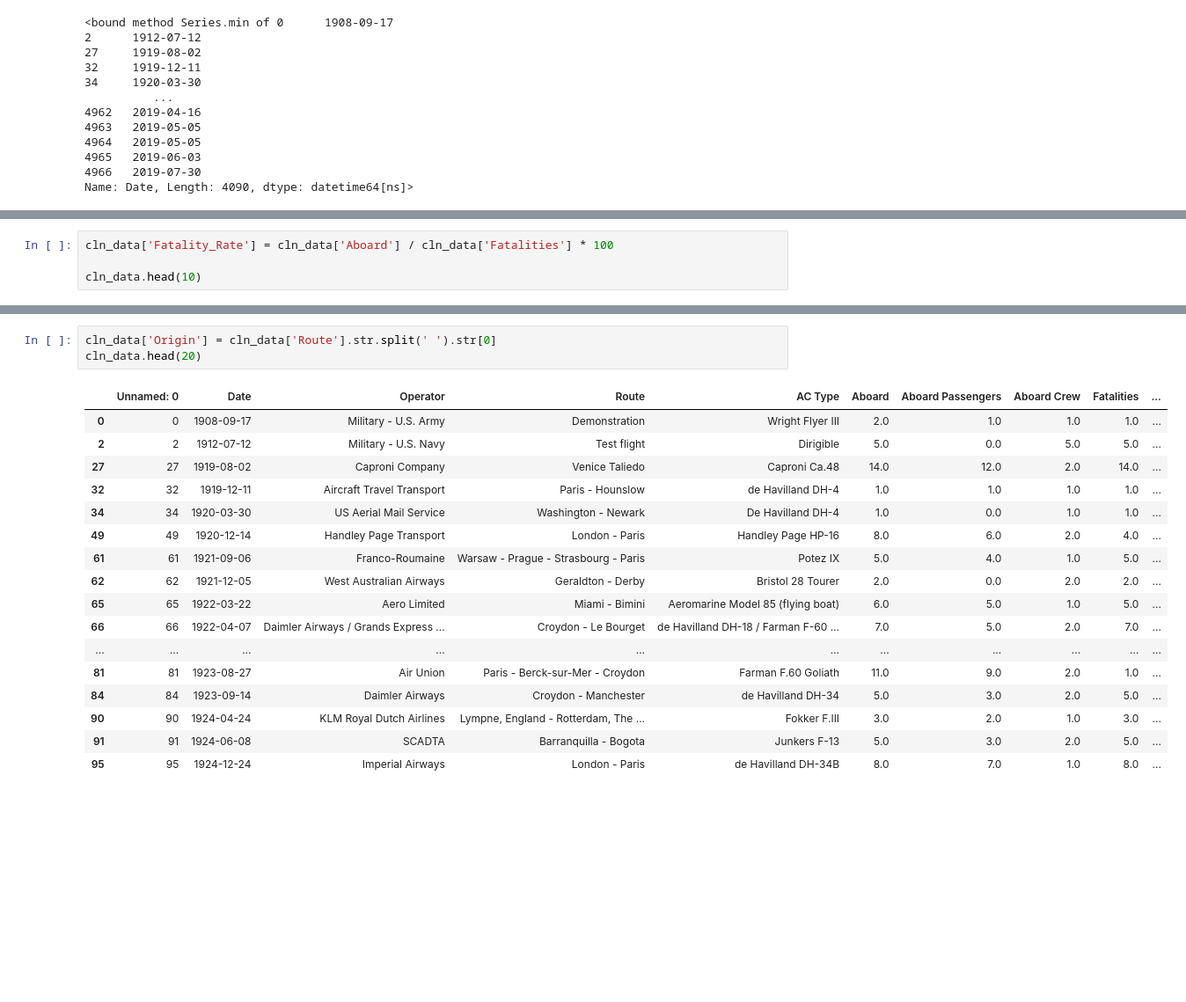
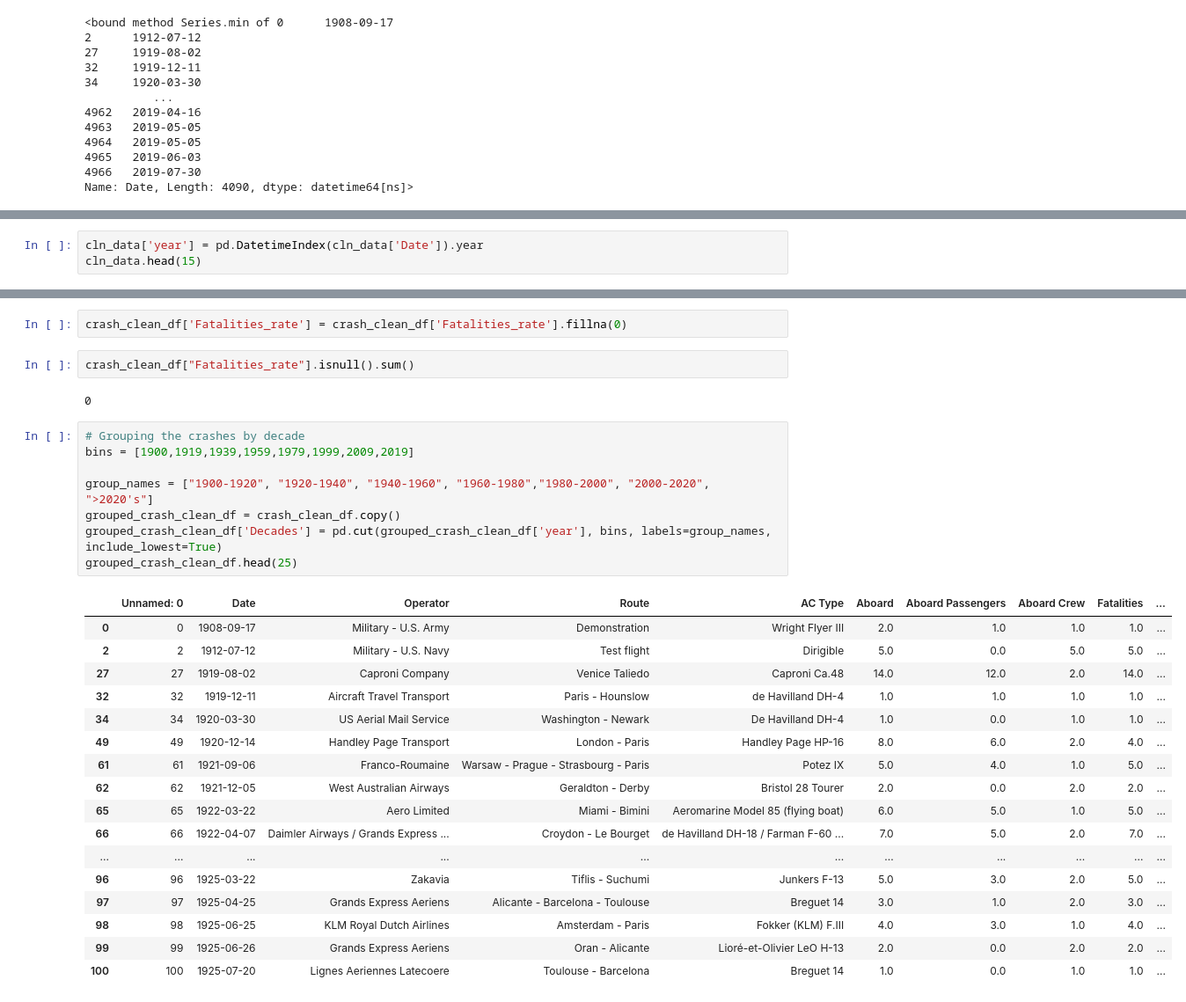
Before and after one commit to daysthroughcode/DAB-Project-2, a Jupyter notebook: cleaning.ipynb, the cells around one changed output, grey strips where cells are left out. Shown: that part at 88% size. Cells and saved outputs as stored; diff of their text form; blank space fills up the shorter version.

```diff
--- a/cleaning.ipynb
+++ b/cleaning.ipynb
@@ -109,6 +109,2 @@ geometry                 4090 non-null object
 dtypes: datetime64[ns](1), float64(9), int64(1), object(5)
 memory usage: 543.2+ KB
-# %%
-cln_data['Fatality_Rate'] = cln_data['Aboard'] / cln_data['Fatalities'] * 100
-
-cln_data.head(10)
@@ -126,0 +111,3 @@ cln_data.head(10)
+# %%
+cln_data['year'] = pd.DatetimeIndex(cln_data['Date']).year
+cln_data.head(15)
@@ -170,22 +154,33 @@ dtype: int64
-# %%
-cln_data['Origin'] = cln_data['Route'].str.split(' ').str[0]
-cln_data.head(20)
-# %% [output]
-|  | Unnamed: 0 | Date | Operator | Route | AC Type | Aboard | Aboard Passengers | Aboard Crew | Fatalities | ... |
-| 0 | 0 | 1908-09-17 | Military - U.S. Army | Demonstration | Wright Flyer III | 2.0 | 1.0 | 1.0 | 1.0 | ... |
-| 2 | 2 | 1912-07-12 | Military - U.S. Navy | Test flight | Dirigible | 5.0 | 0.0 | 5.0 | 5.0 | ... |
-| 27 | 27 | 1919-08-02 | Caproni Company | Venice Taliedo | Caproni Ca.48 | 14.0 | 12.0 | 2.0 | 14.0 | ... |
-| 32 | 32 | 1919-12-11 | Aircraft Travel Transport | Paris - Hounslow | de Havilland DH-4 | 1.0 | 1.0 | 1.0 | 1.0 | ... |
-| 34 | 34 | 1920-03-30 | US Aerial Mail Service | Washington - Newark | De Havilland DH-4 | 1.0 | 0.0 | 1.0 | 1.0 | ... |
-| 49 | 49 | 1920-12-14 | Handley Page Transport | London - Paris | Handley Page HP-16 | 8.0 | 6.0 | 2.0 | 4.0 | ... |
-| 61 | 61 | 1921-09-06 | Franco-Roumaine | Warsaw - Prague - Strasbourg - Paris | Potez IX | 5.0 | 4.0 | 1.0 | 5.0 | ... |
-| 62 | 62 | 1921-12-05 | West Australian Airways | Geraldton - Derby | Bristol 28 Tourer | 2.0 | 0.0 | 2.0 | 2.0 | ... |
-| 65 | 65 | 1922-03-22 | Aero Limited | Miami - Bimini | Aeromarine Model 85 (flying boat) | 6.0 | 5.0 | 1.0 | 5.0 | ... |
-| 66 | 66 | 1922-04-07 | Daimler Airways / Grands Express ... | Croydon - Le Bourget | de Havilland DH-18 / Farman F-60 ... | 7.0 | 5.0 | 2.0 | 7.0 | ... |
-| ... | ... | ... | ... | ... | ... | ... | ... | ... | ... | ... |
-| 81 | 81 | 1923-08-27 | Air Union | Paris - Berck-sur-Mer - Croydon | Farman F.60 Goliath | 11.0 | 9.0 | 2.0 | 1.0 | ... |
-| 84 | 84 | 1923-09-14 | Daimler Airways | Croydon - Manchester | de Havilland DH-34 | 5.0 | 3.0 | 2.0 | 5.0 | ... |
-| 90 | 90 | 1924-04-24 | KLM Royal Dutch Airlines | Lympne, England - Rotterdam, The ... | Fokker F.III | 3.0 | 2.0 | 1.0 | 3.0 | ... |
-| 91 | 91 | 1924-06-08 | SCADTA | Barranquilla - Bogota | Junkers F-13 | 5.0 | 3.0 | 2.0 | 5.0 | ... |
-| 95 | 95 | 1924-12-24 | Imperial Airways | London - Paris | de Havilland DH-34B | 8.0 | 7.0 | 1.0 | 8.0 | ... |
+# %%
+crash_clean_df['Fatalities_rate'] = crash_clean_df['Fatalities_rate'].fillna(0)
+# %%
+crash_clean_df["Fatalities_rate"].isnull().sum()
+# %% [output]
+0
+# %%
+# Grouping the crashes by decade
+bins = [1900,1919,1939,1959,1979,1999,2009,2019]
+
+group_names = ["1900-1920", "1920-1940", "1940-1960", "1960-1980","1980-2000", "2000-2020", ">2020's"]
+grouped_crash_clean_df = crash_clean_df.copy()
+grouped_crash_clean_df['Decades'] = pd.cut(grouped_crash_clean_df['year'], bins, labels=group_names, include_lowest=True)
+grouped_crash_clean_df.head(25)
+# %% [output]
+|  | Unnamed: 0 | Date | Operator | Route | AC Type | Aboard | Aboard Passengers | Aboard Crew | Fatalities | ... |
+| 0 | 0 | 1908-09-17 | Military - U.S. Army | Demonstration | Wright Flyer III | 2.0 | 1.0 | 1.0 | 1.0 | ... |
+| 2 | 2 | 1912-07-12 | Military - U.S. Navy | Test flight | Dirigible | 5.0 | 0.0 | 5.0 | 5.0 | ... |
+| 27 | 27 | 1919-08-02 | Caproni Company | Venice Taliedo | Caproni Ca.48 | 14.0 | 12.0 | 2.0 | 14.0 | ... |
+| 32 | 32 | 1919-12-11 | Aircraft Travel Transport | Paris - Hounslow | de Havilland DH-4 | 1.0 | 1.0 | 1.0 | 1.0 | ... |
+| 34 | 34 | 1920-03-30 | US Aerial Mail Service | Washington - Newark | De Havilland DH-4 | 1.0 | 0.0 | 1.0 | 1.0 | ... |
+| 49 | 49 | 1920-12-14 | Handley Page Transport | London - Paris | Handley Page HP-16 | 8.0 | 6.0 | 2.0 | 4.0 | ... |
+| 61 | 61 | 1921-09-06 | Franco-Roumaine | Warsaw - Prague - Strasbourg - Paris | Potez IX | 5.0 | 4.0 | 1.0 | 5.0 | ... |
+| 62 | 62 | 1921-12-05 | West Australian Airways | Geraldton - Derby | Bristol 28 Tourer | 2.0 | 0.0 | 2.0 | 2.0 | ... |
+| 65 | 65 | 1922-03-22 | Aero Limited | Miami - Bimini | Aeromarine Model 85 (flying boat) | 6.0 | 5.0 | 1.0 | 5.0 | ... |
+| 66 | 66 | 1922-04-07 | Daimler Airways / Grands Express ... | Croydon - Le Bourget | de Havilland DH-18 / Farman F-60 ... | 7.0 | 5.0 | 2.0 | 7.0 | ... |
+| ... | ... | ... | ... | ... | ... | ... | ... | ... | ... | ... |
+| 96 | 96 | 1925-03-22 | Zakavia | Tiflis - Suchumi | Junkers F-13 | 5.0 | 3.0 | 2.0 | 5.0 | ... |
+| 97 | 97 | 1925-04-25 | Grands Express Aeriens | Alicante - Barcelona - Toulouse | Breguet 14 | 3.0 | 1.0 | 2.0 | 3.0 | ... |
+| 98 | 98 | 1925-06-25 | KLM Royal Dutch Airlines | Amsterdam - Paris | Fokker (KLM) F.III | 4.0 | 3.0 | 1.0 | 4.0 | ... |
+| 99 | 99 | 1925-06-26 | Grands Express Aeriens | Oran - Alicante | Lioré-et-Olivier LeO H-13 | 2.0 | 0.0 | 2.0 | 2.0 | ... |
+| 100 | 100 | 1925-07-20 | Lignes Aeriennes Latecoere | Toulouse - Barcelona | Breguet 14 | 1.0 | 0.0 | 1.0 | 1.0 | ... |
 # %%
```
Also changed, not shown: parts of 8 cells of this notebook.
